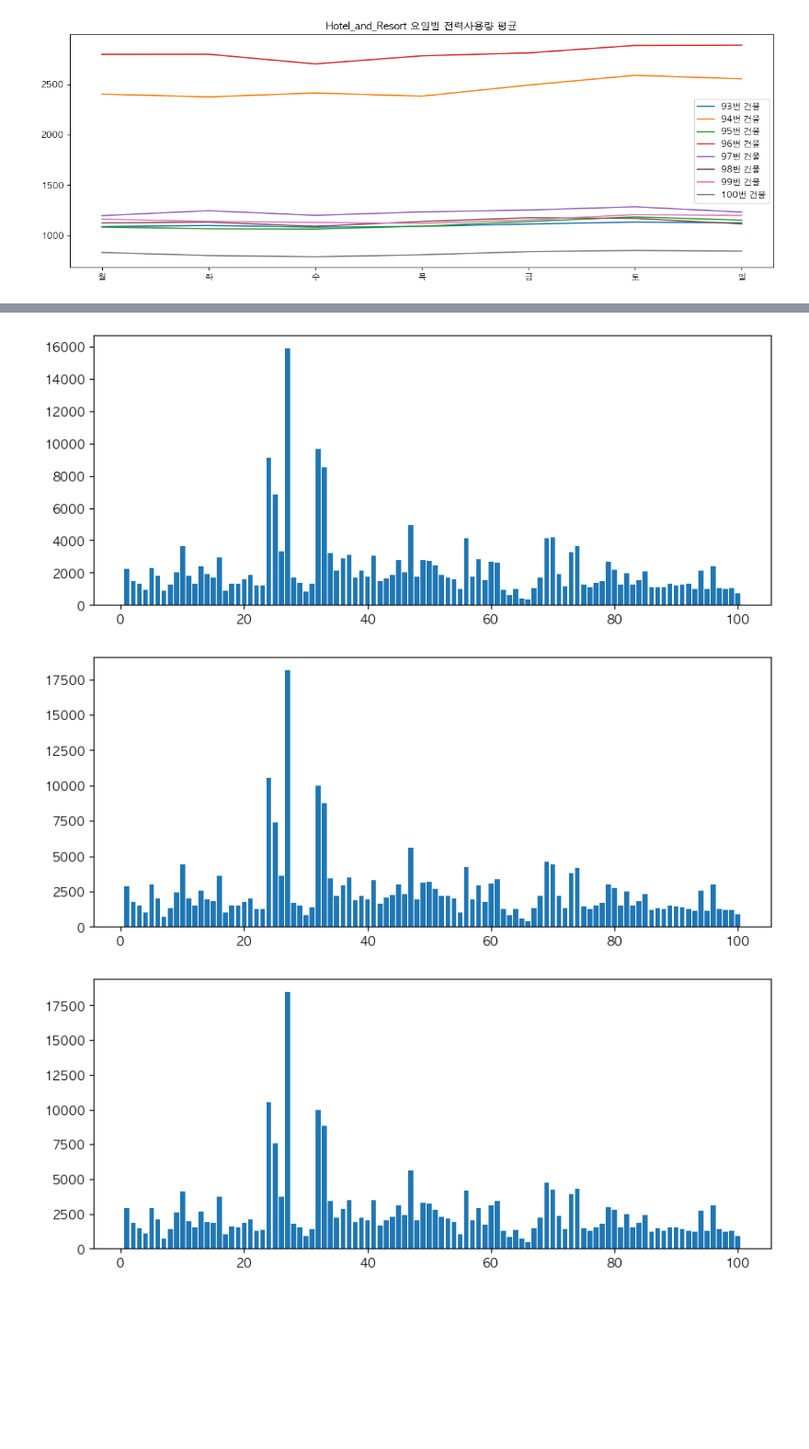
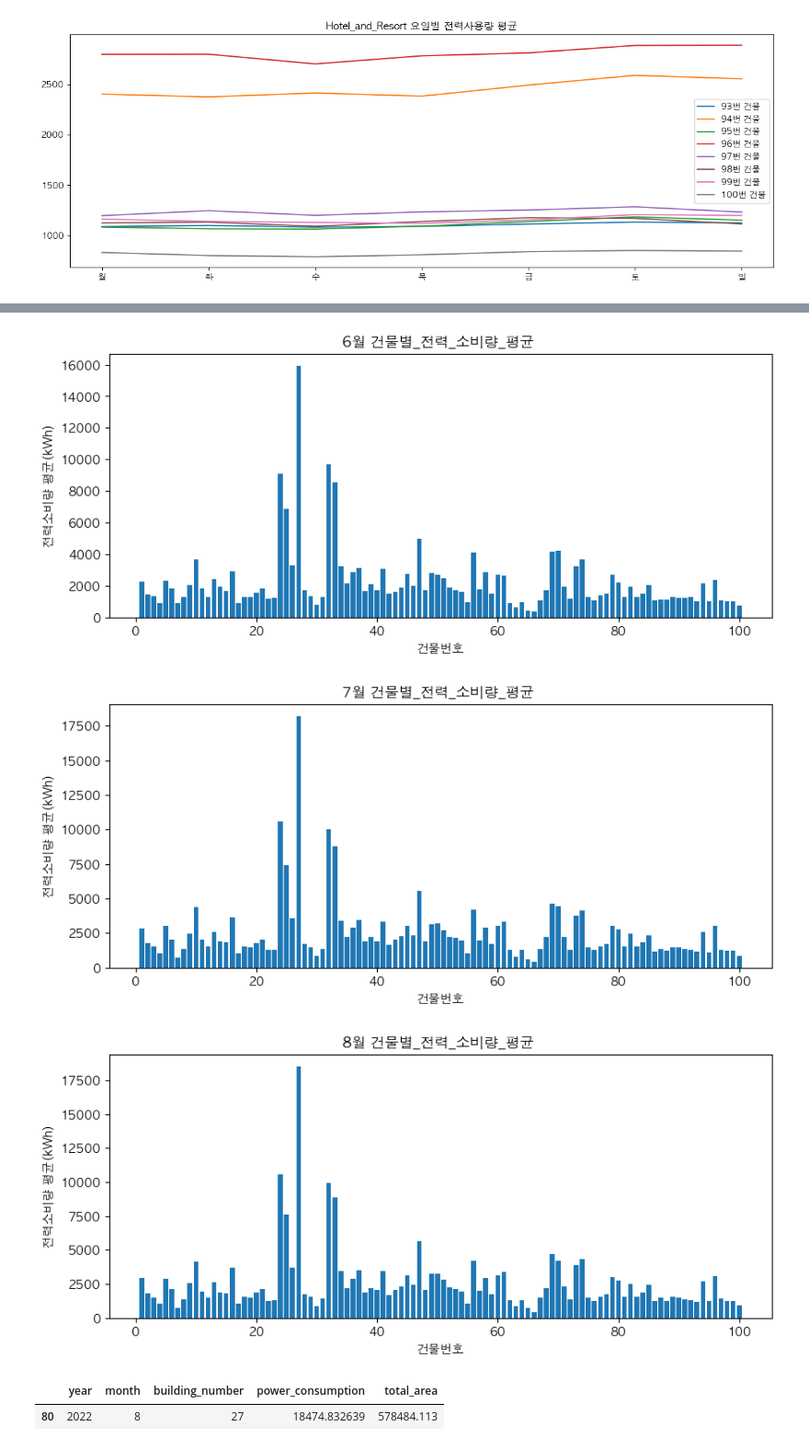
Before and after one commit to zivary/ABBA_test, a Jupyter notebook: ABBA_test-main/ABBA_test_EDA.ipynb, the cells around one changed output, grey strips where cells are left out. Shown at 92% size. Drawn from its saved outputs; the diff is of its cells as text; code cells hidden in the pictures; blank space fills up the shorter version.

```diff
--- a/ABBA_test-main/ABBA_test_EDA.ipynb
+++ b/ABBA_test-main/ABBA_test_EDA.ipynb
@@ -642,6 +642,7 @@ train_df_dl = train_df_dl[['num_date_time', 'building_number', 'date_time', 'tem
        'rainfall', 'windspeed', 'humidity', 'year', 'month', 'day',
        'hour', 'day_of_week', 'day_of_year', 'WCT', 'THI', 'holiday', 'power_consumption']]
 train_df_dl = pd.merge(train_df_dl, building_info, on='building_number', how='left')
+train_df_dl = train_df_dl.drop(columns=['solar_power_capacity', 'ess_capacity', 'pcs_capacity'])
 temp = train_df_dl.pop('power_consumption')
 train_df_dl['power_consumption'] = temp
 display(train_df_dl.head())
@@ -652,6 +653,7 @@ test_df_dl = test_df_dl[['num_date_time', 'building_number', 'date_time', 'tempe
        'rainfall', 'windspeed', 'humidity', 'year', 'month', 'day',
        'hour', 'day_of_week', 'day_of_year', 'WCT', 'THI', 'holiday']]
 test_df_dl = pd.merge(test_df_dl, building_info, on='building_number', how='left')
+test_df_dl = test_df_dl.drop(columns=['solar_power_capacity', 'ess_capacity', 'pcs_capacity'])
 display(test_df_dl.head())
 display(test_df_dl.dtypes)
 
@@ -1010,19 +1013,3 @@ for i in building_type_list:
 [figure]
 [figure]
 [figure]
-# %%
-# 년기준 일 평균 소비전력
-train_df['day_of_year'] = train_df['date_time'].dt.dayofyear
-mean_power_by_day_of_year = train_df.groupby('day_of_year')['power_consumption'].mean()
-# 년기준 시간평균 소비전력
-train_df['hour_of_year'] = train_df['date_time'].dt.hour + (train_df['date_time'].dt.dayofyear - 1) * 24
-mean_power_by_hour_of_year = train_df.groupby('hour_of_year')['power_consumption'].mean()
-
-# 년기준 월평균 소비전력
-mean_power_by_month = train_df.groupby('month')['power_consumption'].mean()
-
-# 일기준 시간 평균 소비전력
-mean_power_by_hour = train_df.groupby('hour')['power_consumption'].mean()
-
-# 월기준 시간 평균 소비전력
-mean_power_by_day = train_df.groupby('day')['power_consumption'].mean()
@@ -1048,17 +1020,23 @@ plt.show()
 # %%
+# 월별 건물별 전량 소비량 평균
 gr = train_df.groupby(['year','month','building_number']).power_consumption.mean()
 gr = gr.reset_index()
+gr = gr.merge(building_info[['building_number', 'total_area']], on='building_number')
 gr
 
 for i in [6, 7, 8]:
     D = gr[gr.month==i]
     plt.figure(figsize=(10, 4))
     plt.bar(D.building_number,D.power_consumption)
-    # plt.title('Mean Power Consumption by Day of the Year')
-    # plt.xlabel('Day of the Year')
-    # plt.ylabel('Mean Power Consumption(kWh)')
+    plt.title(f'{i}월 건물별_전력_소비량_평균 ')
+    plt.xlabel('건물번호')
+    plt.ylabel('전력소비량 평균(kWh)')
     plt.show()
+display(D[D.power_consumption == max(D.power_consumption)])
+display(D[D.power_consumption == min(D.power_consumption)])
 # %% [output]
-[figure, old version]
+[figure, new version]
-[figure, old version]
+[figure, new version]
-[figure, old version]
+[figure, new version]
+|  | year | month | building_number | power_consumption | total_area |
+| 80 | 2022 | 8 | 27 | 18474.832639 | 578484.113 |
```
Also changed, not shown: parts of 25 cells of this notebook, 22 other files.
